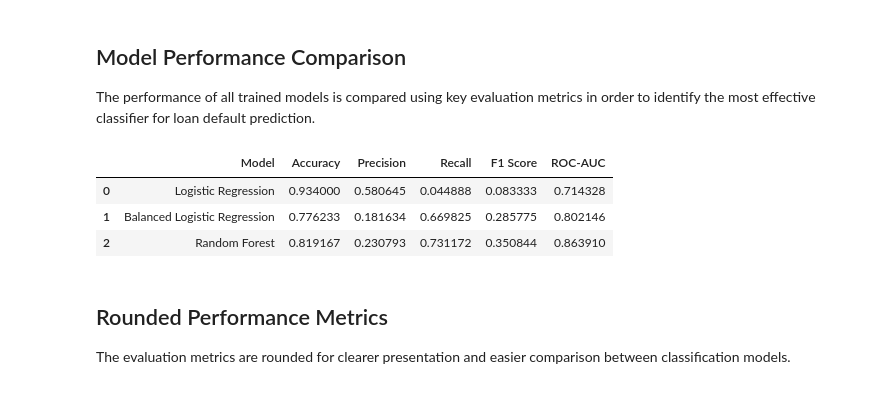
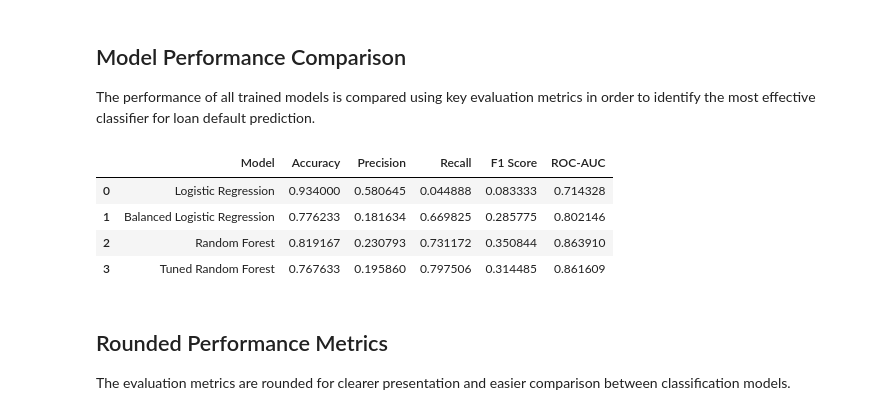
Before and after one commit to mohamadalnajjar/loan-default-project, a Jupyter notebook: notebooks/01_EDA.ipynb, the cells around one changed output. Cells and saved outputs as stored; diff of their text form; code cells hidden in the pictures.

```diff
--- a/notebooks/01_EDA.ipynb
+++ b/notebooks/01_EDA.ipynb
@@ -442,0 +504,14 @@ Confusion Matrix:
+# %%
+best_rf_model = random_search.best_estimator_
+
+y_pred_tuned_rf = best_rf_model.predict(X_test)
+y_prob_tuned_rf = best_rf_model.predict_proba(X_test)[:, 1]
+
+print("Accuracy:", accuracy_score(y_test, y_pred_tuned_rf))
+print("Precision:", precision_score(y_test, y_pred_tuned_rf))
+print("Recall:", recall_score(y_test, y_pred_tuned_rf))
+print("F1 Score:", f1_score(y_test, y_pred_tuned_rf))
+print("ROC-AUC:", roc_auc_score(y_test, y_prob_tuned_rf))
+
+print("\nConfusion Matrix:")
+print(confusion_matrix(y_test, y_pred_tuned_rf))
@@ -451,41 +592,48 @@ results = pd.DataFrame({
     'Model': [
         'Logistic Regression',
         'Balanced Logistic Regression',
-        'Random Forest'
+        'Random Forest',
+        'Tuned Random Forest'
     ],
     'Accuracy': [
         accuracy_score(y_test, y_pred),
         accuracy_score(y_test, y_pred_balanced),
-        accuracy_score(y_test, y_pred_rf)
+        accuracy_score(y_test, y_pred_rf),
+        accuracy_score(y_test, y_pred_tuned_rf)
     ],
     'Precision': [
         precision_score(y_test, y_pred),
         precision_score(y_test, y_pred_balanced),
-        precision_score(y_test, y_pred_rf)
+        precision_score(y_test, y_pred_rf),
+        precision_score(y_test, y_pred_tuned_rf)
     ],
     'Recall': [
         recall_score(y_test, y_pred),
         recall_score(y_test, y_pred_balanced),
-        recall_score(y_test, y_pred_rf)
+        recall_score(y_test, y_pred_rf),
+        recall_score(y_test, y_pred_tuned_rf)
     ],
     'F1 Score': [
         f1_score(y_test, y_pred),
         f1_score(y_test, y_pred_balanced),
-        f1_score(y_test, y_pred_rf)
+        f1_score(y_test, y_pred_rf),
+        f1_score(y_test, y_pred_tuned_rf)
     ],
     'ROC-AUC': [
         roc_auc_score(y_test, y_prob),
         roc_auc_score(y_test, y_prob_balanced),
-        roc_auc_score(y_test, y_prob_rf)
+        roc_auc_score(y_test, y_prob_rf),
+        roc_auc_score(y_test, y_prob_tuned_rf)
     ]
 })
 
 results
 # %% [output]
 |  | Model | Accuracy | Precision | Recall | F1 Score | ROC-AUC |
 | 0 | Logistic Regression | 0.934000 | 0.580645 | 0.044888 | 0.083333 | 0.714328 |
 | 1 | Balanced Logistic Regression | 0.776233 | 0.181634 | 0.669825 | 0.285775 | 0.802146 |
 | 2 | Random Forest | 0.819167 | 0.230793 | 0.731172 | 0.350844 | 0.863910 |
+| 3 | Tuned Random Forest | 0.767633 | 0.195860 | 0.797506 | 0.314485 | 0.861609 |
 # %% [markdown]
 ## Rounded Performance Metrics
 
```
Also changed, not shown: parts of 14 cells of this notebook, 4 other files.
